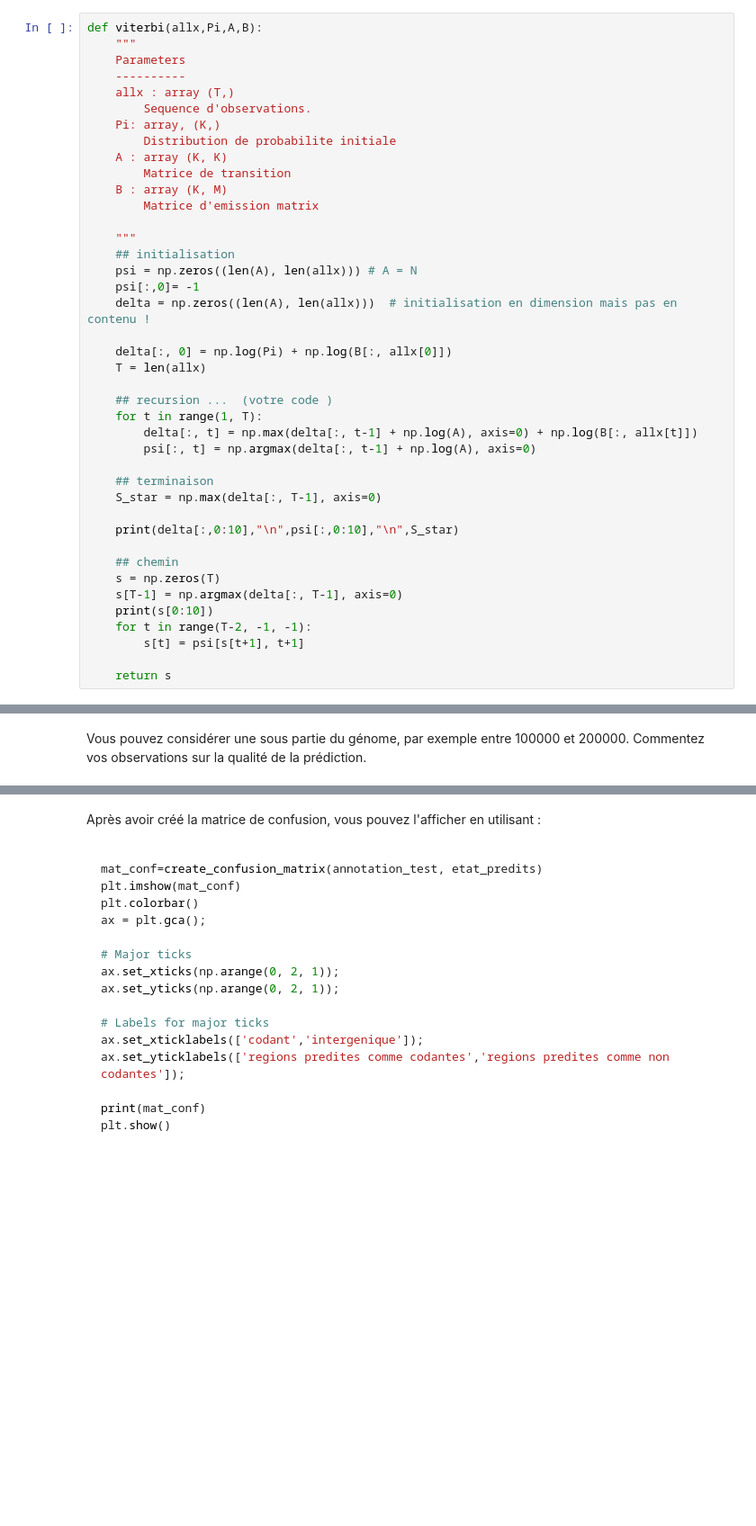
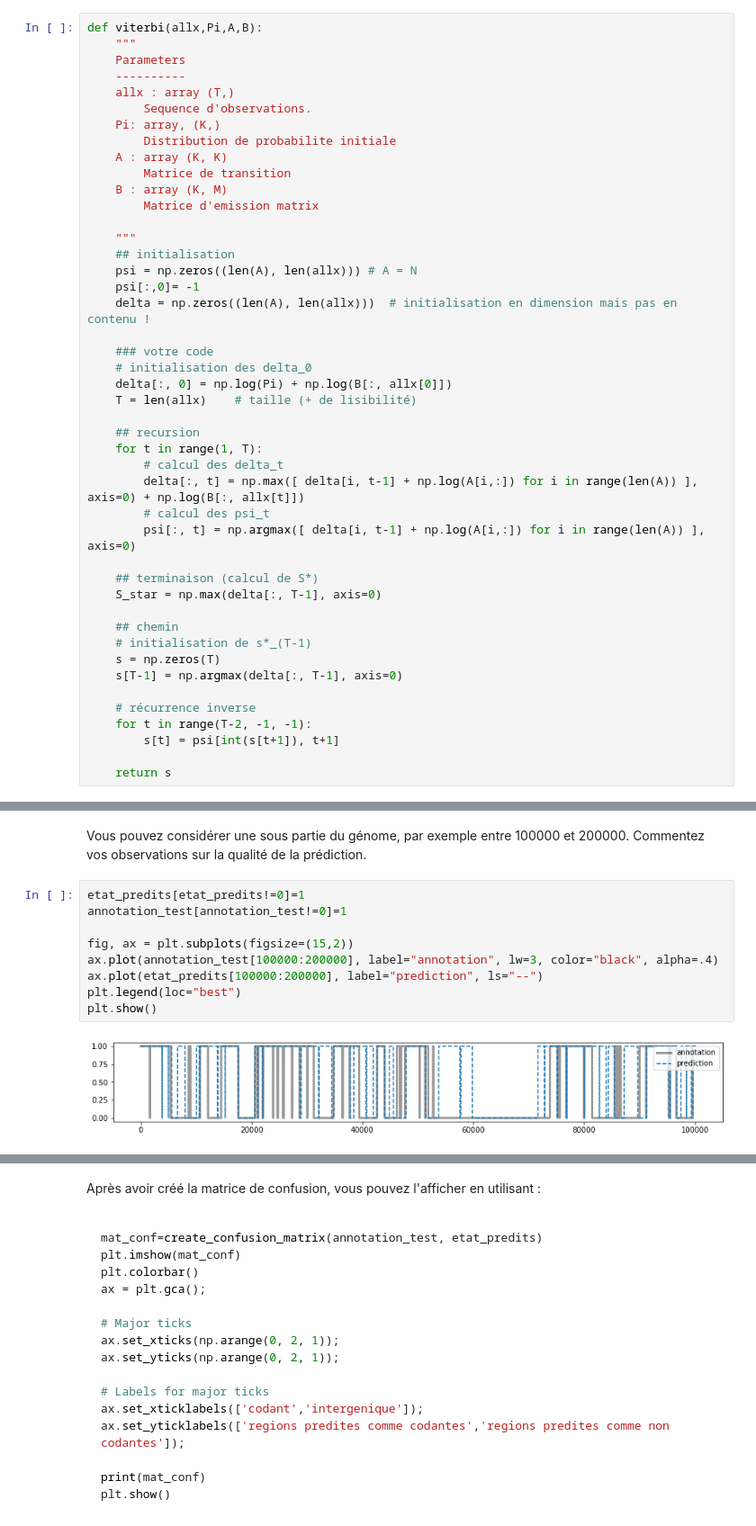
Before and after one commit to RoxaneC/M1-MAPSI-TME, a Jupyter notebook: tme7/tme7.ipynb, the cells around one changed output, grey strips where cells are left out. Shown: that part at 90% size. Drawn from its saved outputs; the diff is of its cells as text; blank space fills up the shorter version.

```diff
--- a/tme7/tme7.ipynb
+++ b/tme7/tme7.ipynb
@@ -222,25 +223,29 @@ def viterbi(allx,Pi,A,B):
     psi[:,0]= -1
     delta = np.zeros((len(A), len(allx)))  # initialisation en dimension mais pas en contenu !
 
+    ### votre code
+    # initialisation des delta_0
     delta[:, 0] = np.log(Pi) + np.log(B[:, allx[0]])
-    T = len(allx)
+    T = len(allx)    # taille (+ de lisibilité)
 
-    ## recursion ...  (votre code )
+    ## recursion
     for t in range(1, T):
-        delta[:, t] = np.max(delta[:, t-1] + np.log(A), axis=0) + np.log(B[:, allx[t]])
-        psi[:, t] = np.argmax(delta[:, t-1] + np.log(A), axis=0)
+        # calcul des delta_t
+        delta[:, t] = np.max([ delta[i, t-1] + np.log(A[i,:]) for i in range(len(A)) ], axis=0) + np.log(B[:, allx[t]])
+        # calcul des psi_t
+        psi[:, t] = np.argmax([ delta[i, t-1] + np.log(A[i,:]) for i in range(len(A)) ], axis=0)
 
-    ## terminaison
+    ## terminaison (calcul de S*)
     S_star = np.max(delta[:, T-1], axis=0)
 
-    print(delta[:,0:10],"\n",psi[:,0:10],"\n",S_star)
-
     ## chemin
+    # initialisation de s*_(T-1)
     s = np.zeros(T)
     s[T-1] = np.argmax(delta[:, T-1], axis=0)
-    print(s[0:10])
+
+    # récurrence inverse
     for t in range(T-2, -1, -1):
-        s[t] = psi[s[t+1], t+1]
+        s[t] = psi[int(s[t+1]), t+1]
 
     return s
 # %%
@@ -290,5 +272,16 @@ NameError: name 'etat_predits' is not defined
 # %% [markdown]
 Vous pouvez considérer une sous partie du génome, par exemple entre 100000 et 200000. Commentez vos observations sur la qualité de la prédiction.
+# %%
+etat_predits[etat_predits!=0]=1
+annotation_test[annotation_test!=0]=1
+
+fig, ax = plt.subplots(figsize=(15,2))
+ax.plot(annotation_test[100000:200000], label="annotation", lw=3, color="black", alpha=.4)
+ax.plot(etat_predits[100000:200000], label="prediction", ls="--")
+plt.legend(loc="best")
+plt.show()
+# %% [output]
+[figure, added]
 # %% [markdown]
 ## Question 4 :  Evaluation des performances
 
```
Also changed, not shown: parts of 15 cells of this notebook.
